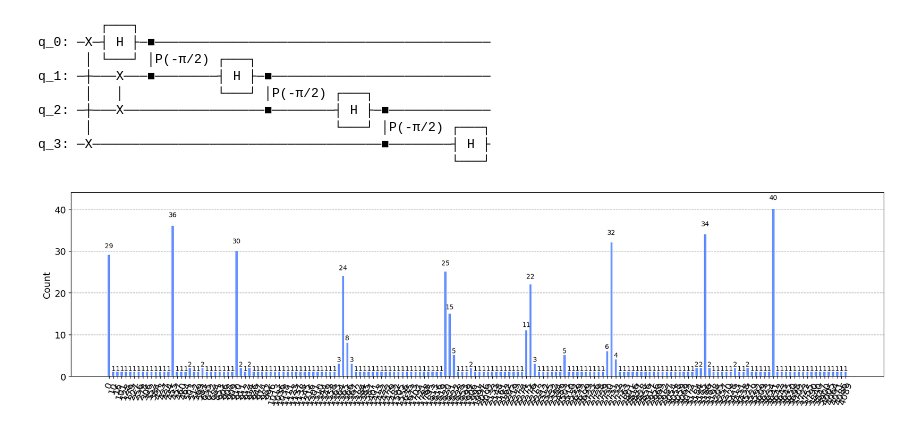
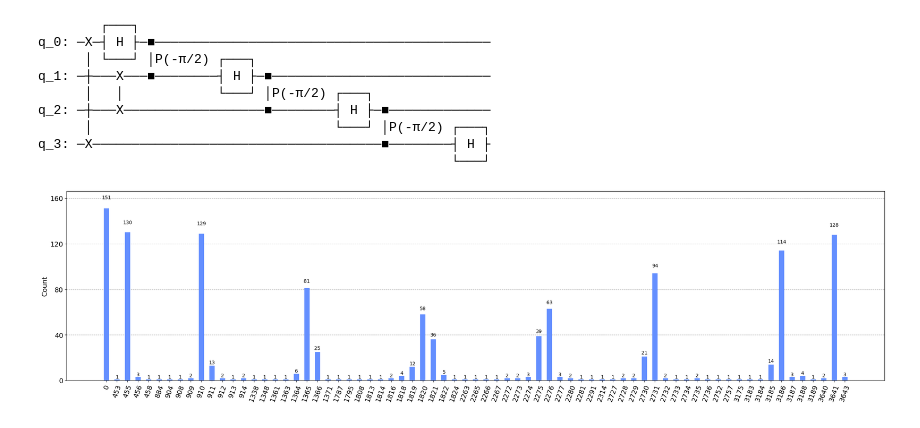
Before and after one commit to Siytta/bachelorarbeit, a Jupyter notebook: Shor_correct_order/AQFT_Test.ipynb, the cells around one changed output. Cells and saved outputs as stored; diff of their text form; code cells hidden in the pictures.

```diff
--- a/Shor_correct_order/AQFT_Test.ipynb
+++ b/Shor_correct_order/AQFT_Test.ipynb
@@ -1202,8 +1179,8 @@ q_2: ─┼───X──────────────────■
       │                               └───┘ │P(-π/2) ┌───┐
 q_3: ─X─────────────────────────────────────■────────┤ H ├
                                                      └───┘
-# %%
-xx = Shor_sequential(43,57,number_shots = 500)
-plot_histogram(binary_to_decimal_in_dict(xx),figsize =(22,5))
-# %% [output]
-[figure, removed]
+# %%
+xey = Shor_sequential(43,57,number_shots = 1200)
+plot_histogram(binary_to_decimal_in_dict(xey),figsize =(30,7))
+# %% [output]
+[figure, added]
```
Also changed, not shown: parts of 26 cells of this notebook, 1 other file.
